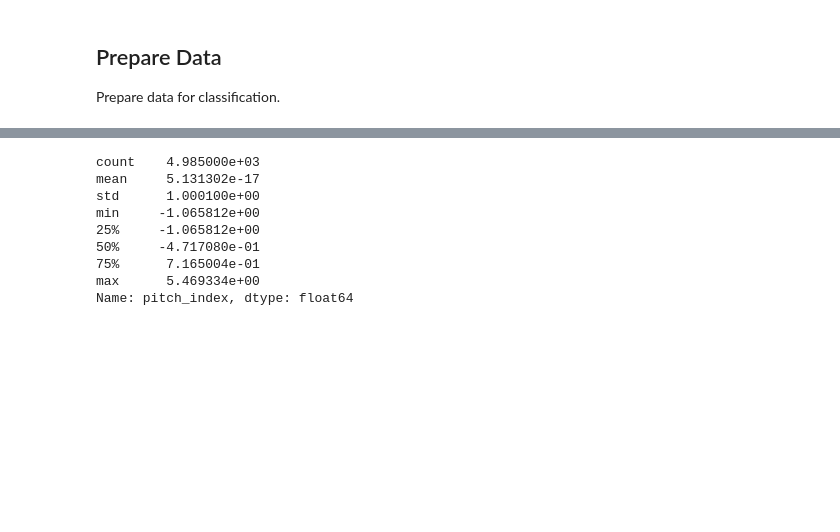
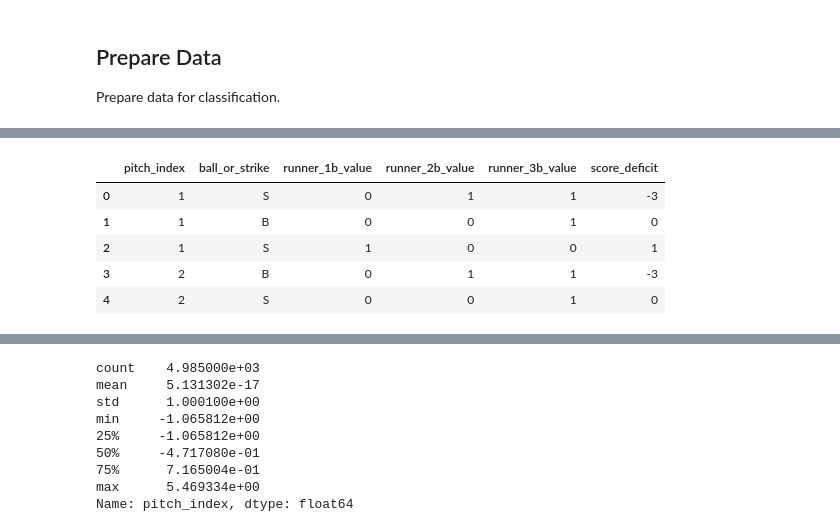
Before and after one commit to glroland/baseball, a Jupyter notebook: src/predict/predict_pitch_experiment.ipynb, the cells around one changed output, grey strips where cells are left out. Saved outputs shown, nothing was run; the diff lists cells and outputs as text; code cells hidden in the pictures; blank space fills up the shorter version.

```diff
--- a/src/predict/predict_pitch_experiment.ipynb
+++ b/src/predict/predict_pitch_experiment.ipynb
@@ -164,0 +163,24 @@ df.head()
+# %%
+def calculate_score_deficit(row):
+    is_home = row["home_team_flag"]
+    score_home = row["score_home"]
+    score_visitor = row["score_visitor"]
+
+    if is_home:
+        return score_home - score_visitor
+    else:
+        return score_visitor - score_home
+
+df['score_deficit'] = df.apply(lambda x: calculate_score_deficit(x), axis=1)
+df.drop('home_team_flag', axis=1, inplace=True)
+df.drop('score_home', axis=1, inplace=True)
+df.drop('score_visitor', axis=1, inplace=True)
+
+df.head()
+# %% [output]
+|  | pitch_index | ball_or_strike | runner_1b_value | runner_2b_value | runner_3b_value | score_deficit |
+| 0 | 1 | S | 0 | 1 | 1 | -3 |
+| 1 | 1 | B | 0 | 0 | 1 | 0 |
+| 2 | 1 | S | 1 | 0 | 0 | 1 |
+| 3 | 2 | B | 0 | 1 | 1 | -3 |
+| 4 | 2 | S | 0 | 0 | 1 | 0 |
```
Also changed, not shown: parts of 13 cells of this notebook.
